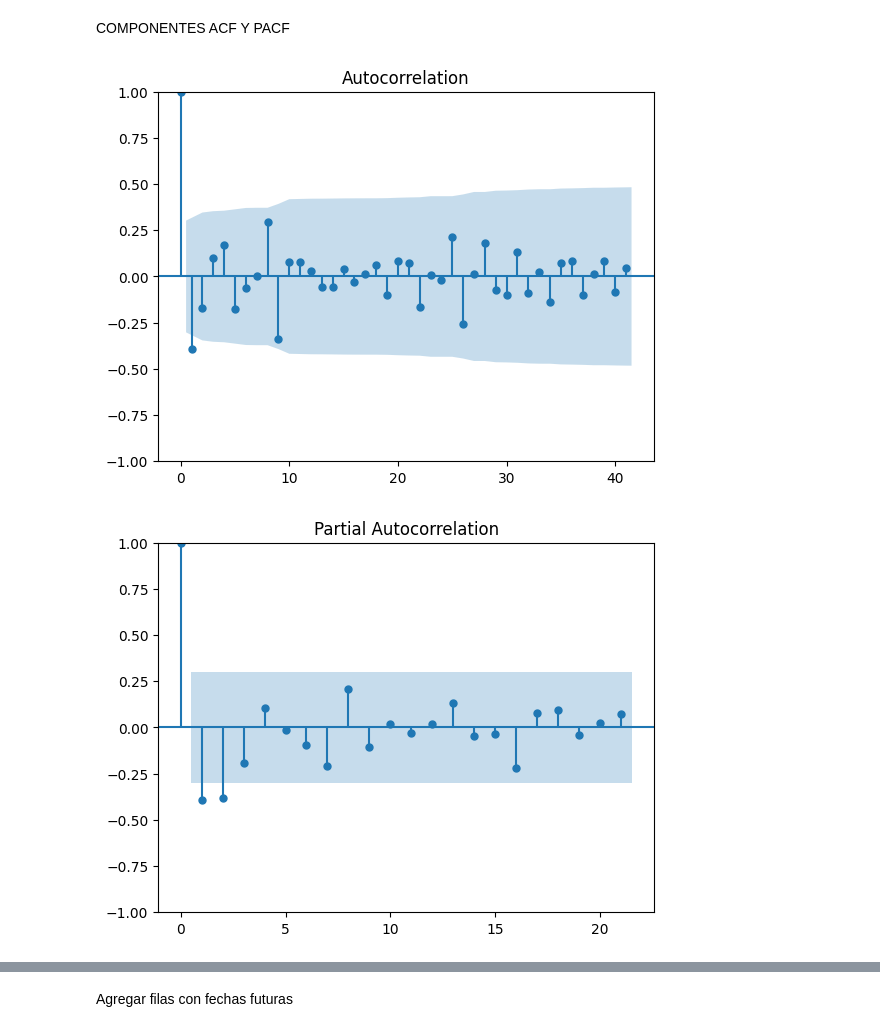
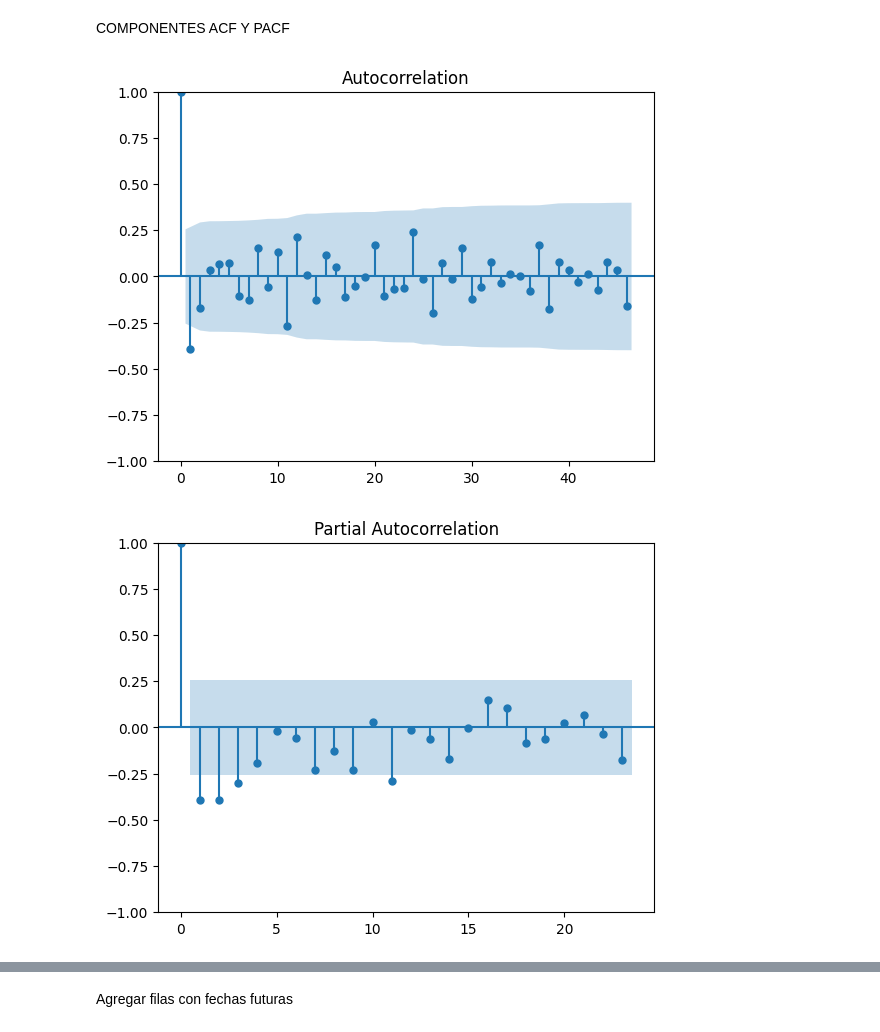
Before and after one commit to serway-hub/Proyecto_pronostico, a Jupyter notebook: pronosticos_pergolite.ipynb, the cells around one changed output, grey strips where cells are left out. Cells and saved outputs as stored; diff of their text form; code cells hidden in the pictures.

```diff
--- a/pronosticos_pergolite.ipynb
+++ b/pronosticos_pergolite.ipynb
@@ -125,0 +183,3 @@ plt.show()
+# %%
+base_analisis_pergolite=np.log(base_analisis_pergolite['Cantidad'])
+base_analisis_pergolite_v2=base_analisis_pergolite.copy()
@@ -126,7 +372,15 @@ plt.show()
 # %%
 #diferenciacion
-base_analisis['Primera diferencia'] = base_analisis['Cantidad'] - base_analisis['Cantidad'].shift(1)
+print(base_analisis_pergolite_v2.index)
 
-datos_diff = base_analisis['Cantidad'].diff().dropna()
-base_analisis['Primera diferencia'].plot()
+#base_analisis_pergolite_v2['Primera diferencia'] = base_analisis_pergolite_v2['Cantidad'] - base_analisis_pergolite_v2['Cantidad'].shift(1)
+
+datos_diff = base_analisis_pergolite_v2.diff().dropna()
+
+
+
+adf_result = adfuller(datos_diff)
+adf_pvalue = adf_result[1]
+
+adf_pvalue
 # %% [output]
@@ -250,10 +473,10 @@ COMPONENTES ACF Y PACF
 # %%
 from statsmodels.graphics.tsaplots import plot_acf, plot_pacf
 # %%
-acf=plot_acf(BaseA['Primera diferencia'].dropna(), lags=41)
+acf=plot_acf(datos_diff.dropna(), lags=46)
 # %% [output]
-[figure, old version]
+[figure, new version]
 # %%
-pacf=plot_pacf(BaseA['Primera diferencia'].dropna(), lags=21)
+pacf=plot_pacf(datos_diff.dropna(), lags=23)
 # %% [output]
-[figure, old version]
+[figure, new version]
```
Also changed, not shown: parts of 56 cells of this notebook, 40 other files.
